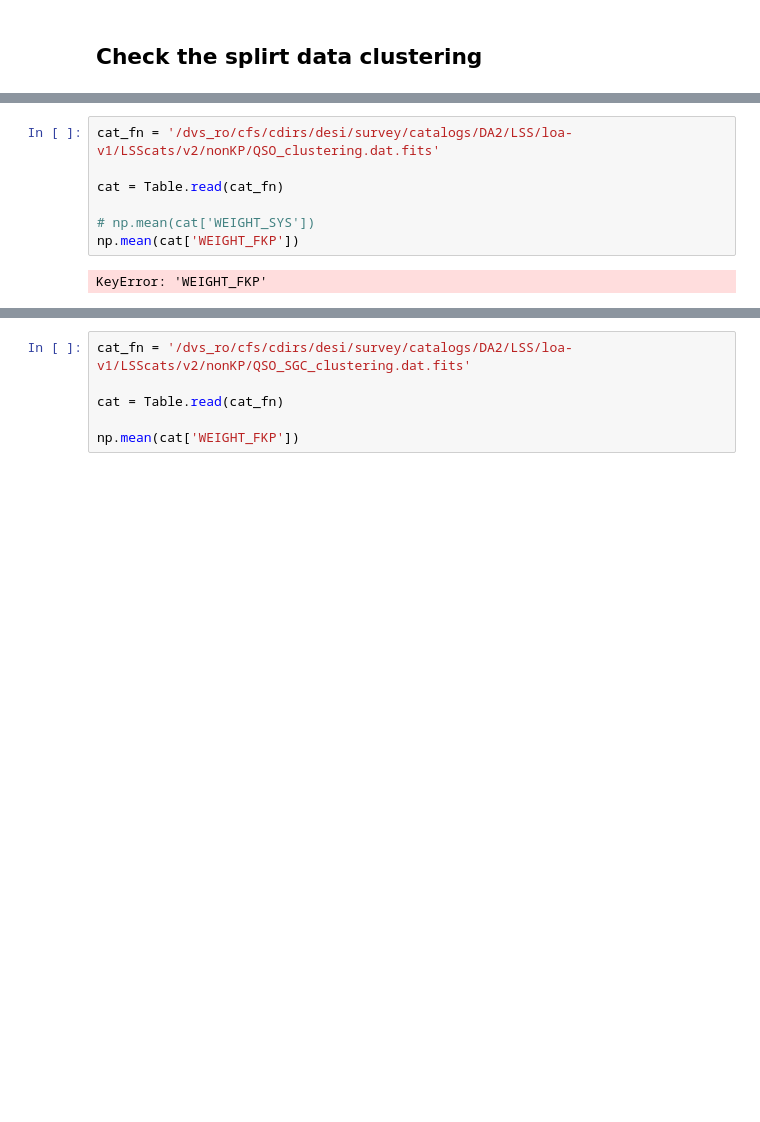
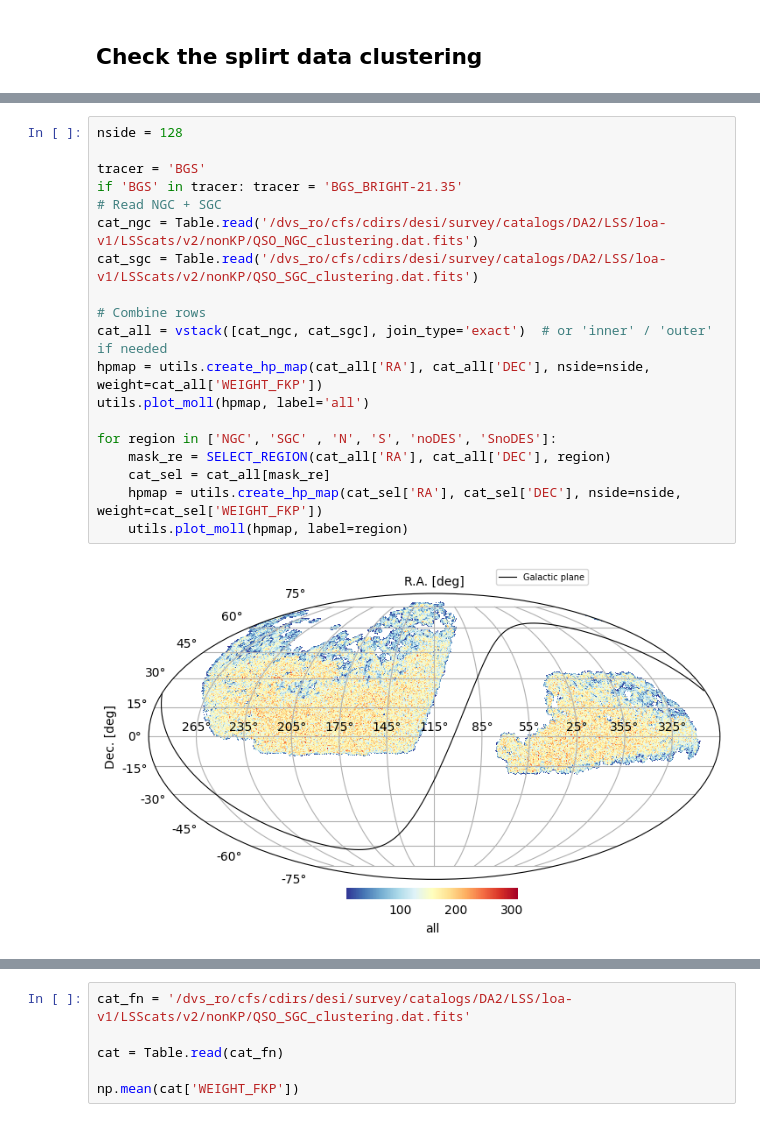
Before and after one commit to ShengyuHE/desi_y3_blinded_data_splits, a Jupyter notebook: main/notebooks/check_data.ipynb, the cells around one changed output, grey strips where cells are left out. Cells and saved outputs as stored; diff of their text form; blank space fills up the shorter version.

```diff
--- a/main/notebooks/check_data.ipynb
+++ b/main/notebooks/check_data.ipynb
@@ -14,9 +24,21 @@ import lsstypes as types
 # %%
-cat_fn = '/dvs_ro/cfs/cdirs/desi/survey/catalogs/DA2/LSS/loa-v1/LSScats/v2/nonKP/QSO_clustering.dat.fits'
+nside = 128
 
-cat = Table.read(cat_fn)
+tracer = 'BGS'
+if 'BGS' in tracer: tracer = 'BGS_BRIGHT-21.35'
+# Read NGC + SGC
+cat_ngc = Table.read('/dvs_ro/cfs/cdirs/desi/survey/catalogs/DA2/LSS/loa-v1/LSScats/v2/nonKP/QSO_NGC_clustering.dat.fits')
+cat_sgc = Table.read('/dvs_ro/cfs/cdirs/desi/survey/catalogs/DA2/LSS/loa-v1/LSScats/v2/nonKP/QSO_SGC_clustering.dat.fits')
 
-# np.mean(cat['WEIGHT_SYS'])
-np.mean(cat['WEIGHT_FKP'])
+# Combine rows
+cat_all = vstack([cat_ngc, cat_sgc], join_type='exact')  # or 'inner' / 'outer' if needed
+hpmap = utils.create_hp_map(cat_all['RA'], cat_all['DEC'], nside=nside, weight=cat_all['WEIGHT_FKP'])
+utils.plot_moll(hpmap, label='all')
+
+for region in ['NGC', 'SGC' , 'N', 'S', 'noDES', 'SnoDES']:
+    mask_re = SELECT_REGION(cat_all['RA'], cat_all['DEC'], region)
+    cat_sel = cat_all[mask_re]
+    hpmap = utils.create_hp_map(cat_sel['RA'], cat_sel['DEC'], nside=nside, weight=cat_sel['WEIGHT_FKP'])
+    utils.plot_moll(hpmap, label=region)
 # %% [output]
-KeyError: 'WEIGHT_FKP'
+[figure, added]
```
Also changed, not shown: parts of 5 cells of this notebook, 15 other files.
